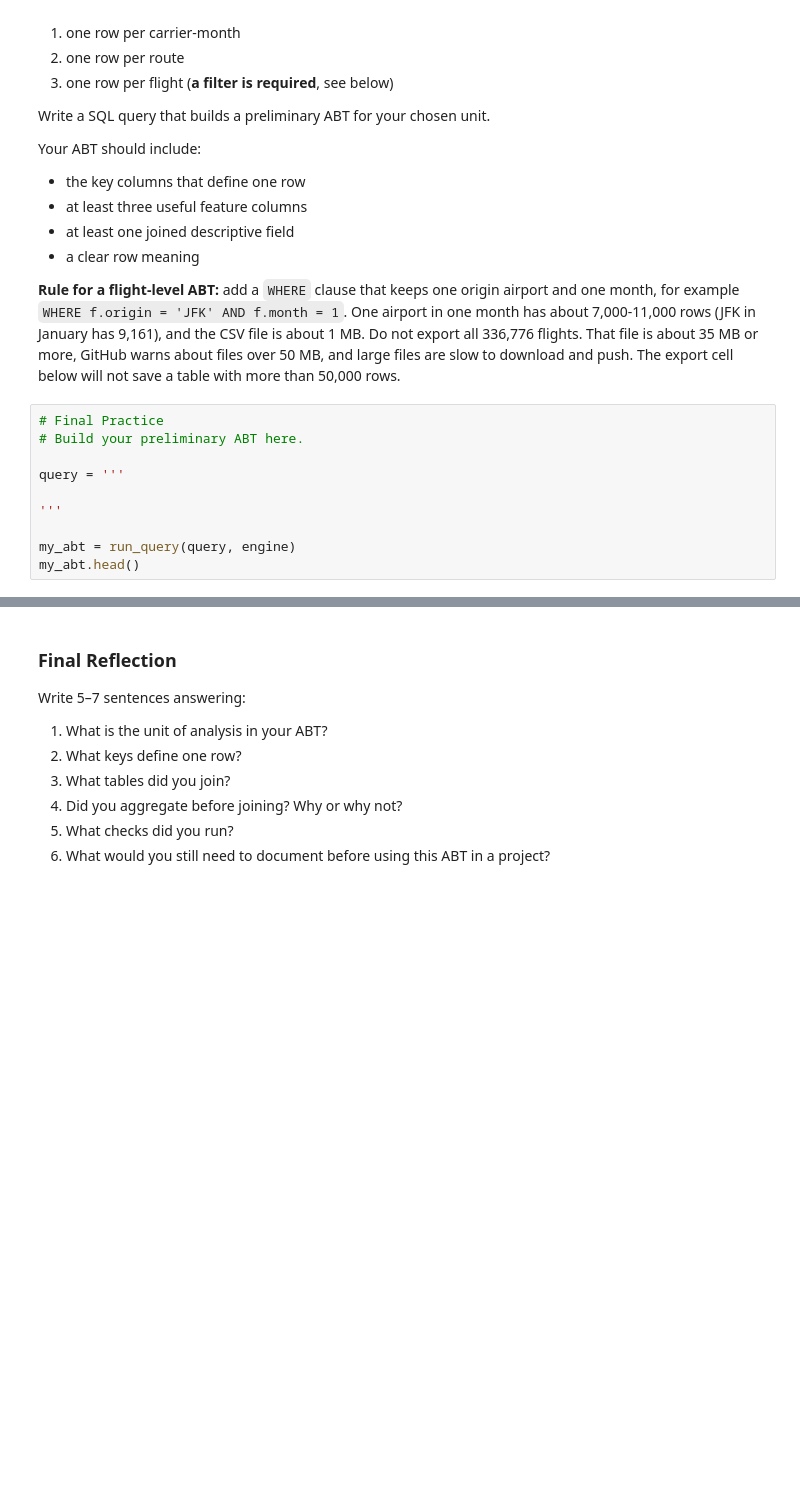
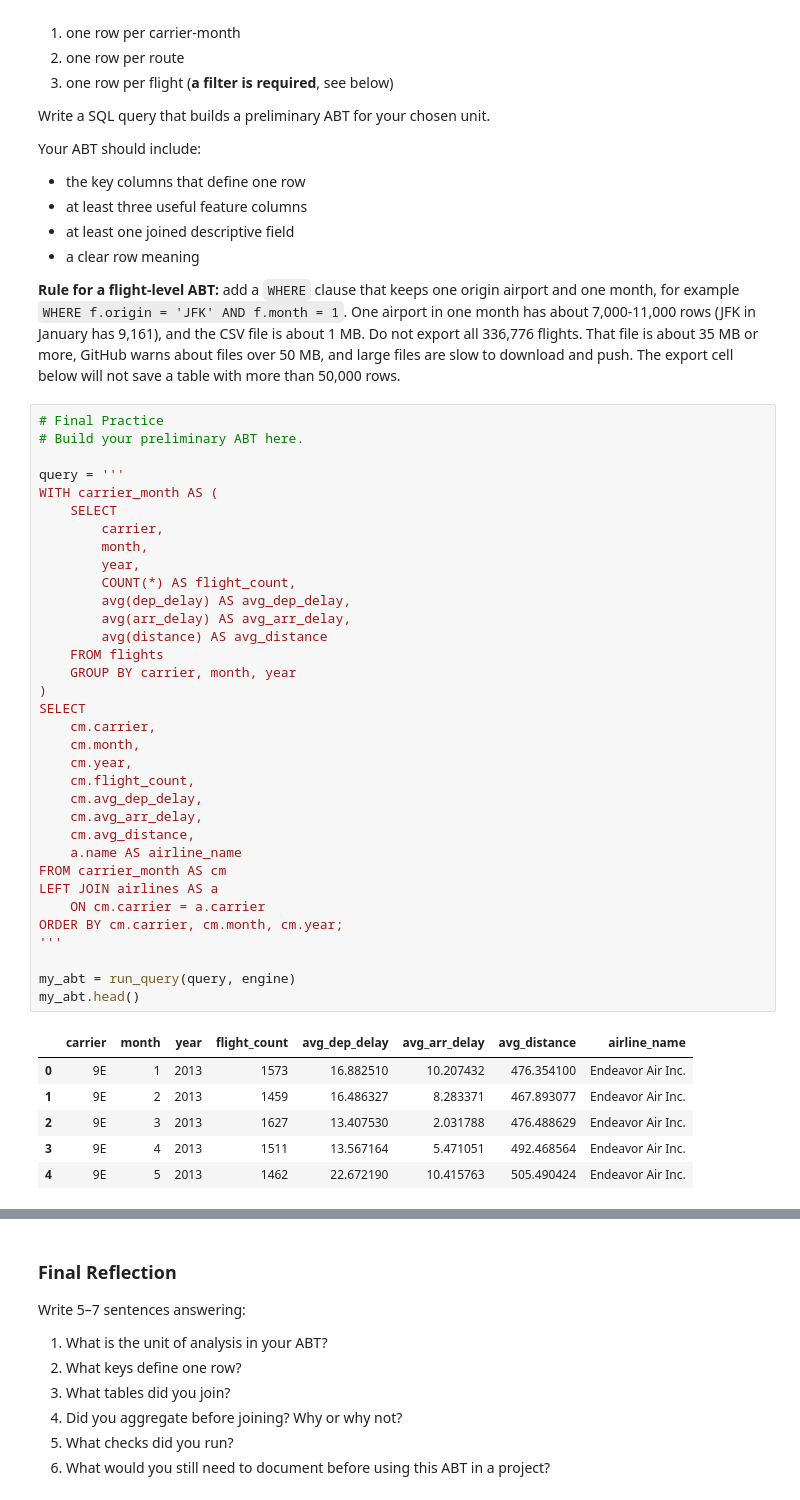
Before and after one commit to jford2001/BAN-6003-Week-9, a Jupyter notebook: notebooks/module10_sql_joins_abt_guided_lab.ipynb, the cells around one changed output, grey strips where cells are left out. Cells and saved outputs as stored; diff of their text form; blank space fills up the shorter version.

```diff
--- a/notebooks/module10_sql_joins_abt_guided_lab.ipynb
+++ b/notebooks/module10_sql_joins_abt_guided_lab.ipynb
@@ -675,13 +902,44 @@ Your ABT should include:
 # %%
 # Final Practice
 # Build your preliminary ABT here.
 
 query = '''
-
+WITH carrier_month AS (
+    SELECT
+        carrier,
+        month,
+        year,
+        COUNT(*) AS flight_count,
+        avg(dep_delay) AS avg_dep_delay,
+        avg(arr_delay) AS avg_arr_delay,
+        avg(distance) AS avg_distance
+    FROM flights
+    GROUP BY carrier, month, year
+)
+SELECT
+    cm.carrier,
+    cm.month,
+    cm.year,
+    cm.flight_count,
+    cm.avg_dep_delay,
+    cm.avg_arr_delay,
+    cm.avg_distance,
+    a.name AS airline_name
+FROM carrier_month AS cm
+LEFT JOIN airlines AS a
+    ON cm.carrier = a.carrier
+ORDER BY cm.carrier, cm.month, cm.year;
 '''
 
 my_abt = run_query(query, engine)
 my_abt.head()
+# %% [output]
+|  | carrier | month | year | flight_count | avg_dep_delay | avg_arr_delay | avg_distance | airline_name |
+| 0 | 9E | 1 | 2013 | 1573 | 16.882510 | 10.207432 | 476.354100 | Endeavor Air Inc. |
+| 1 | 9E | 2 | 2013 | 1459 | 16.486327 | 8.283371 | 467.893077 | Endeavor Air Inc. |
+| 2 | 9E | 3 | 2013 | 1627 | 13.407530 | 2.031788 | 476.488629 | Endeavor Air Inc. |
+| 3 | 9E | 4 | 2013 | 1511 | 13.567164 | 5.471051 | 492.468564 | Endeavor Air Inc. |
+| 4 | 9E | 5 | 2013 | 1462 | 22.672190 | 10.415763 | 505.490424 | Endeavor Air Inc. |
 # %%
 # Final Practice check 1
 # Check the shape of your ABT.
```
Also changed, not shown: parts of 33 cells of this notebook, 2 other files.
